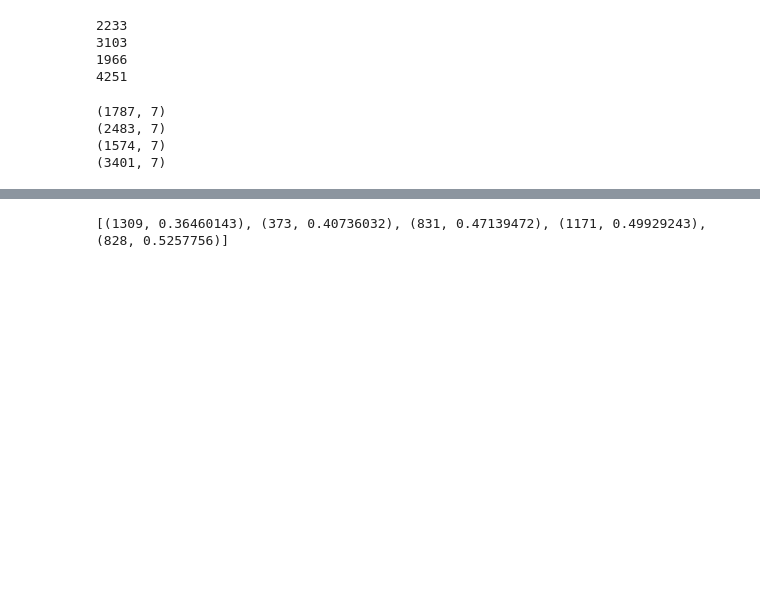
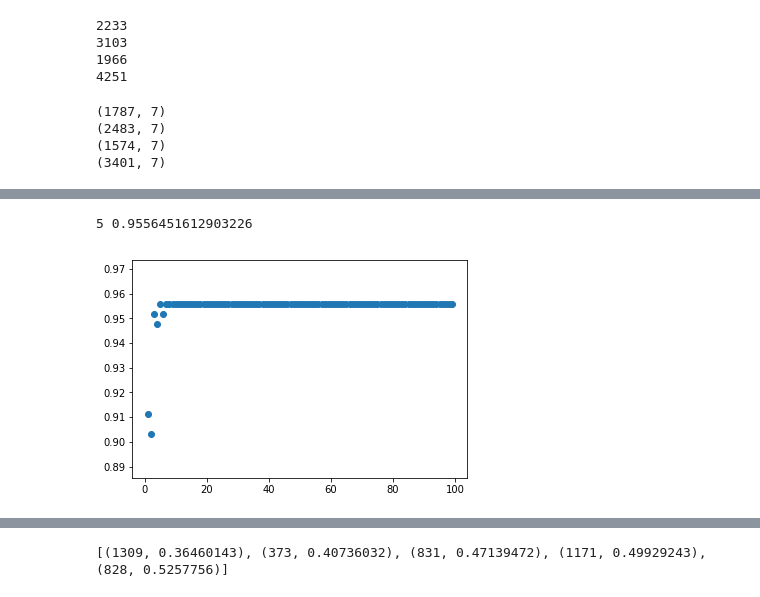
Before and after one commit to kolchinski/humanception-score, a Jupyter notebook: distances/knn_experiment/Nearest_neighbors.ipynb, the cells around one changed output, grey strips where cells are left out. Saved outputs shown, nothing was run; the diff lists cells and outputs as text; code cells hidden in the pictures; blank space fills up the shorter version.

```diff
--- a/distances/knn_experiment/Nearest_neighbors.ipynb
+++ b/distances/knn_experiment/Nearest_neighbors.ipynb
@@ -174,0 +260,4 @@ print(correct_guesses, incorrect_guesses, correct_guesses / (correct_guesses + i
+# %%
+began_best_k, began_accuracy = crossval_knn('began')
+print(began_best_k, began_accuracy)
+# %% [output]
@@ -174,0 +265,2 @@ print(correct_guesses, incorrect_guesses, correct_guesses / (correct_guesses + i
+5 0.9556451612903226
+[figure, added]
```
Also changed, not shown: parts of 13 cells of this notebook.
